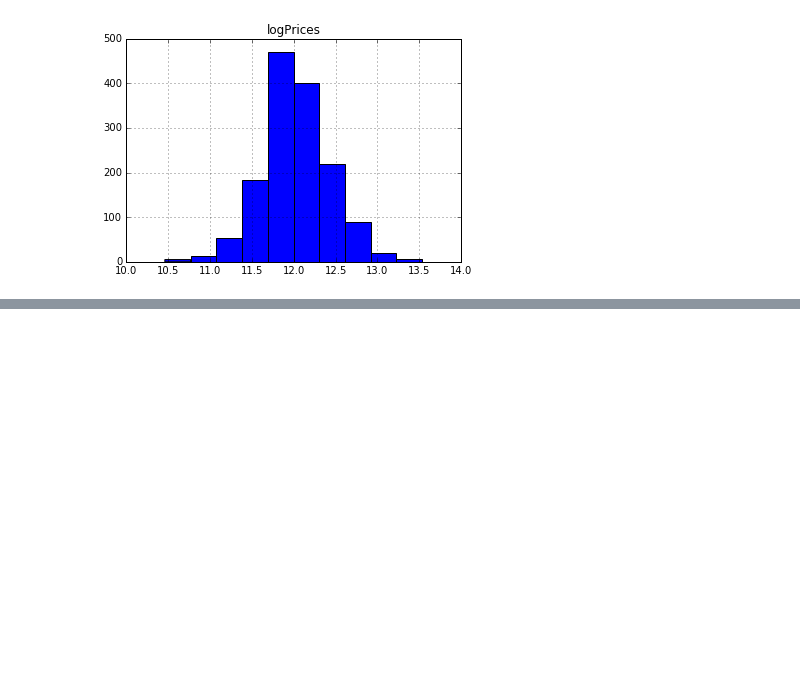
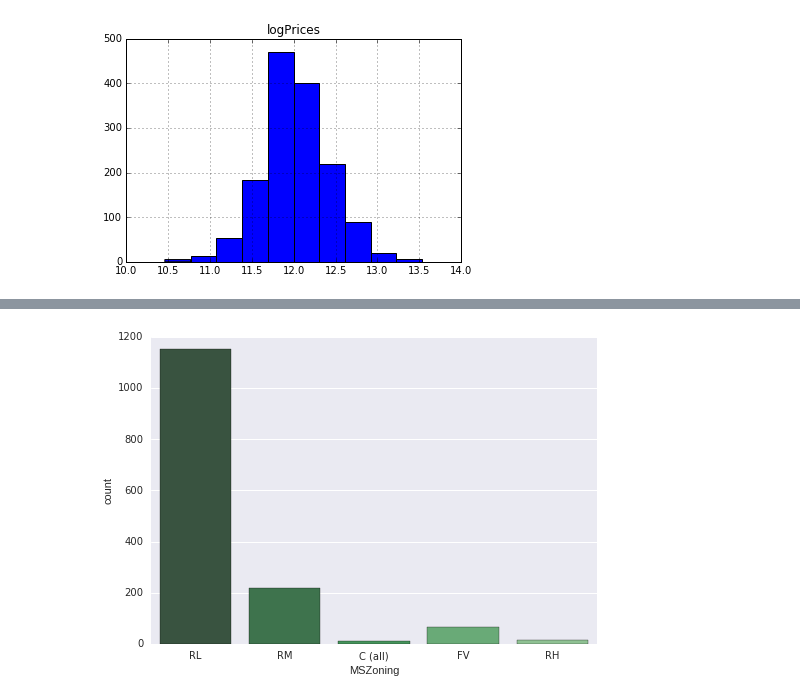
Before and after one commit to rehassachdeva/House-Prices-Advanced-Regression-Techniques---Kaggle-Competition, a Jupyter notebook: house_prices_predictor.ipynb, the cells around one changed output, grey strips where cells are left out. Cells and saved outputs as stored; diff of their text form; code cells hidden in the pictures; blank space fills up the shorter version.

Commit message:
Complete feature engineering

```diff
--- a/house_prices_predictor.ipynb
+++ b/house_prices_predictor.ipynb
@@ -68,3 +68,7 @@ logPrices.hist()
 # %% [output]
 array([[<matplotlib.axes._subplots.AxesSubplot object at 0x...>]], dtype=object)
 [figure]
+# %%
+# For feature engineering, combine train and test data
+data = pd.concat((train.loc[:, 'MSSubClass':'SaleCondition'],
+                  test.loc[:, 'MSSubClass':'SaleCondition']), ignore_index=True)
@@ -70,0 +133,7 @@ array([[<matplotlib.axes._subplots.AxesSubplot object at 0x...>]], dtype=object)
+# %%
+# MSZoning
+sns.countplot(x='MSZoning', data=train, palette="Greens_d")
+# Treat missing values to mode
+data.loc[data.MSZoning.isnull(), 'MSZoning'] = 'RL'
+# %% [output]
+[figure, added]
```
Also changed, not shown: parts of 34 cells of this notebook.
